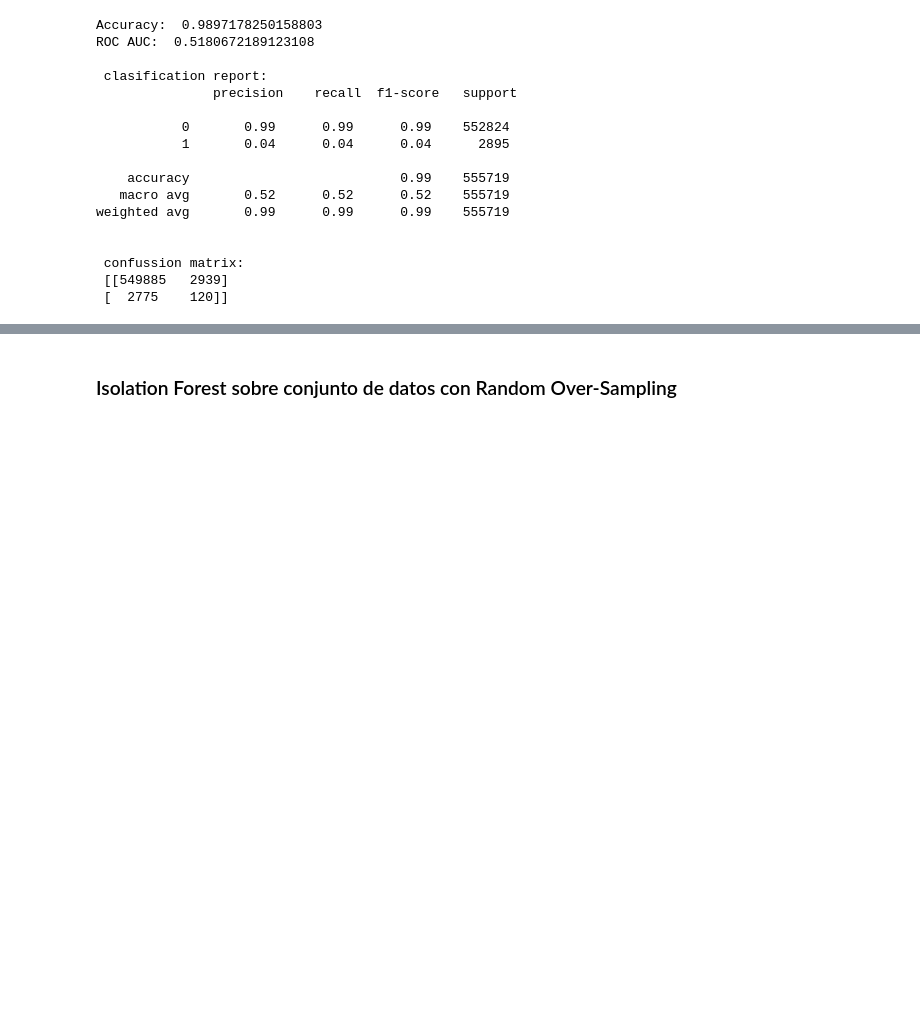
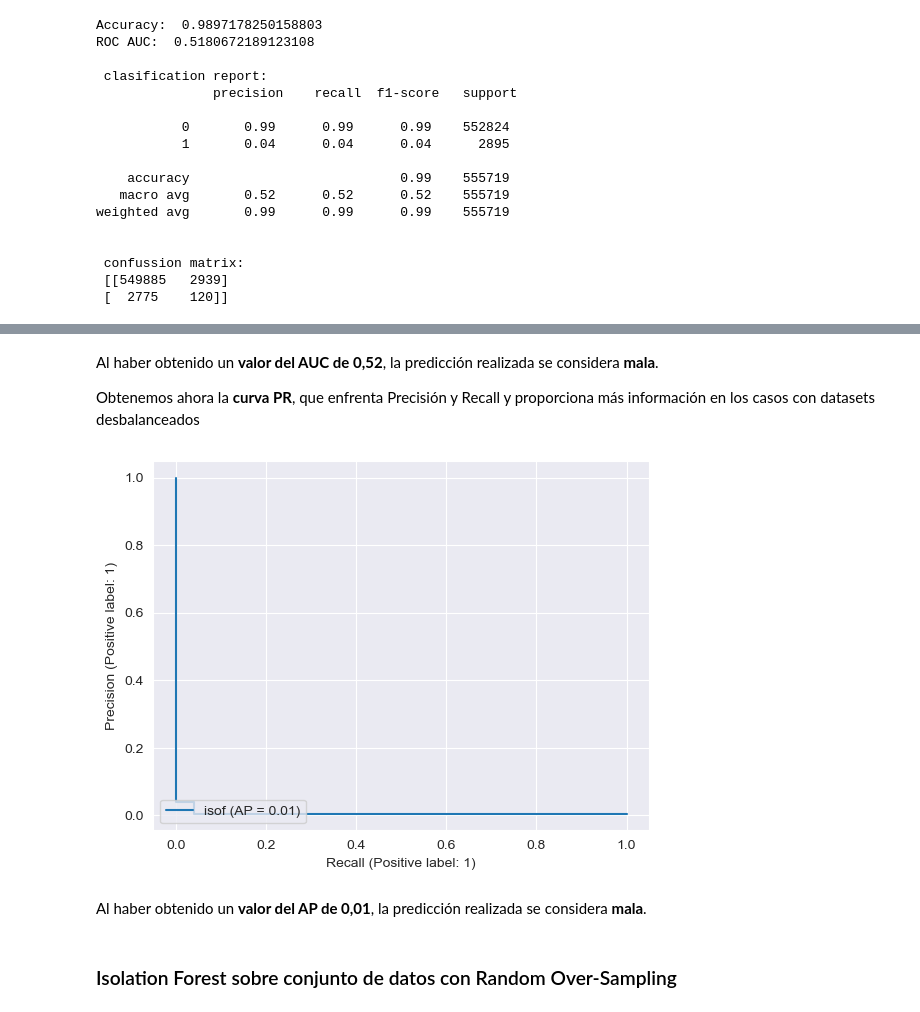
Before and after one commit to Rosanton/Rosa_Anton_TFM_ML_Fraud_Detection, a Jupyter notebook: TFM_3_Models.ipynb, the cells around one changed output, grey strips where cells are left out. Cells and saved outputs as stored; diff of their text form; code cells hidden in the pictures; blank space fills up the shorter version.

```diff
--- a/TFM_3_Models.ipynb
+++ b/TFM_3_Models.ipynb
@@ -1826,3 +1842,14 @@ weighted avg       0.99      0.99      0.99    555719
+# %% [markdown]
+Al haber obtenido un **valor del AUC de 0,52**, la predicción realizada se considera **mala**.
+
+Obtenemos ahora la **curva PR**, que enfrenta Precisión y Recall y proporciona más información en los casos con datasets desbalanceados
+# %%
+PrecisionRecallDisplay.from_predictions(y_test, y_pred, name='isof')
+plt.show()
+# %% [output]
+[figure, added]
+# %% [markdown]
+Al haber obtenido un **valor del AP de 0,01**, la predicción realizada se considera **mala**.
 # %% [markdown]
 ### Isolation Forest sobre conjunto de datos con Random Over-Sampling
 # %%
```
Also changed, not shown: parts of 35 cells of this notebook.
